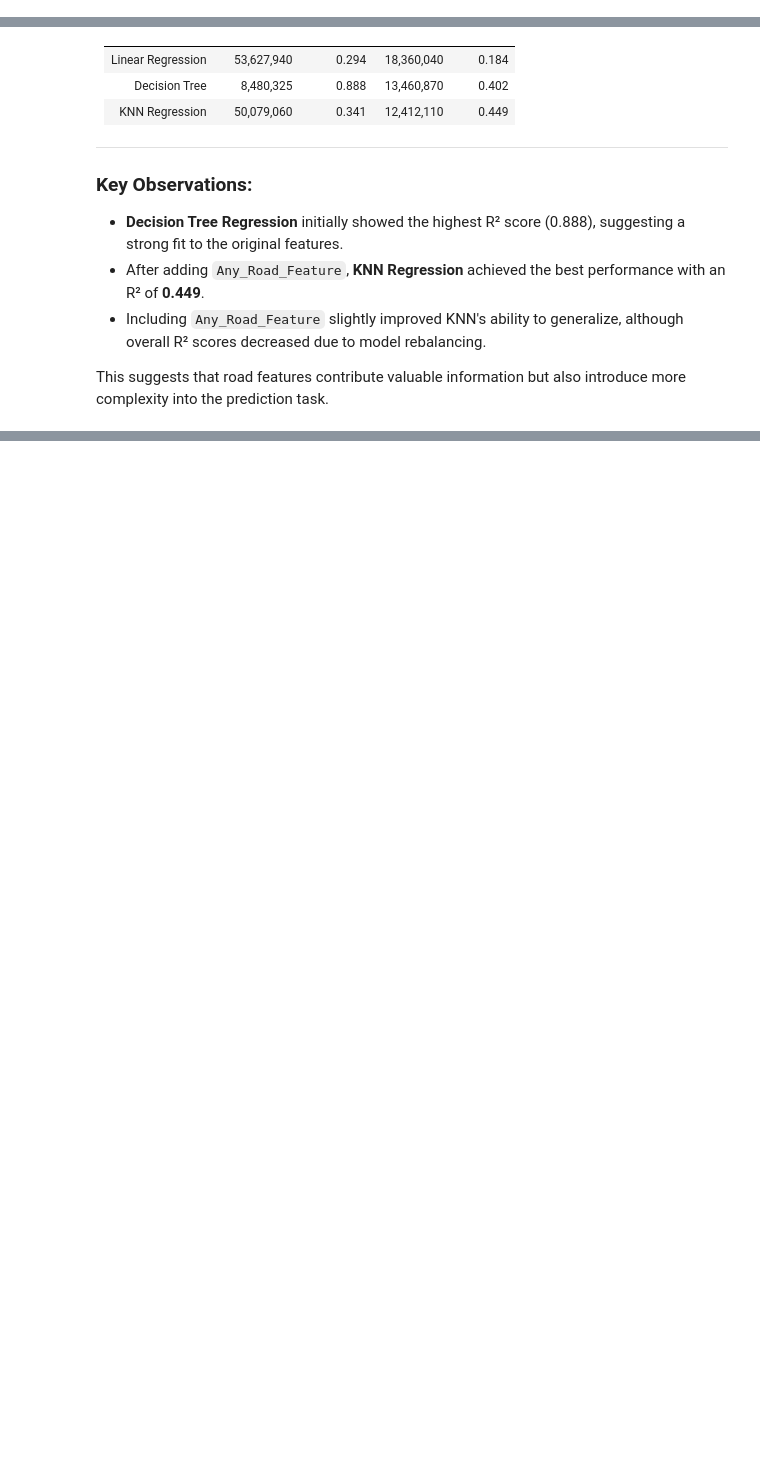
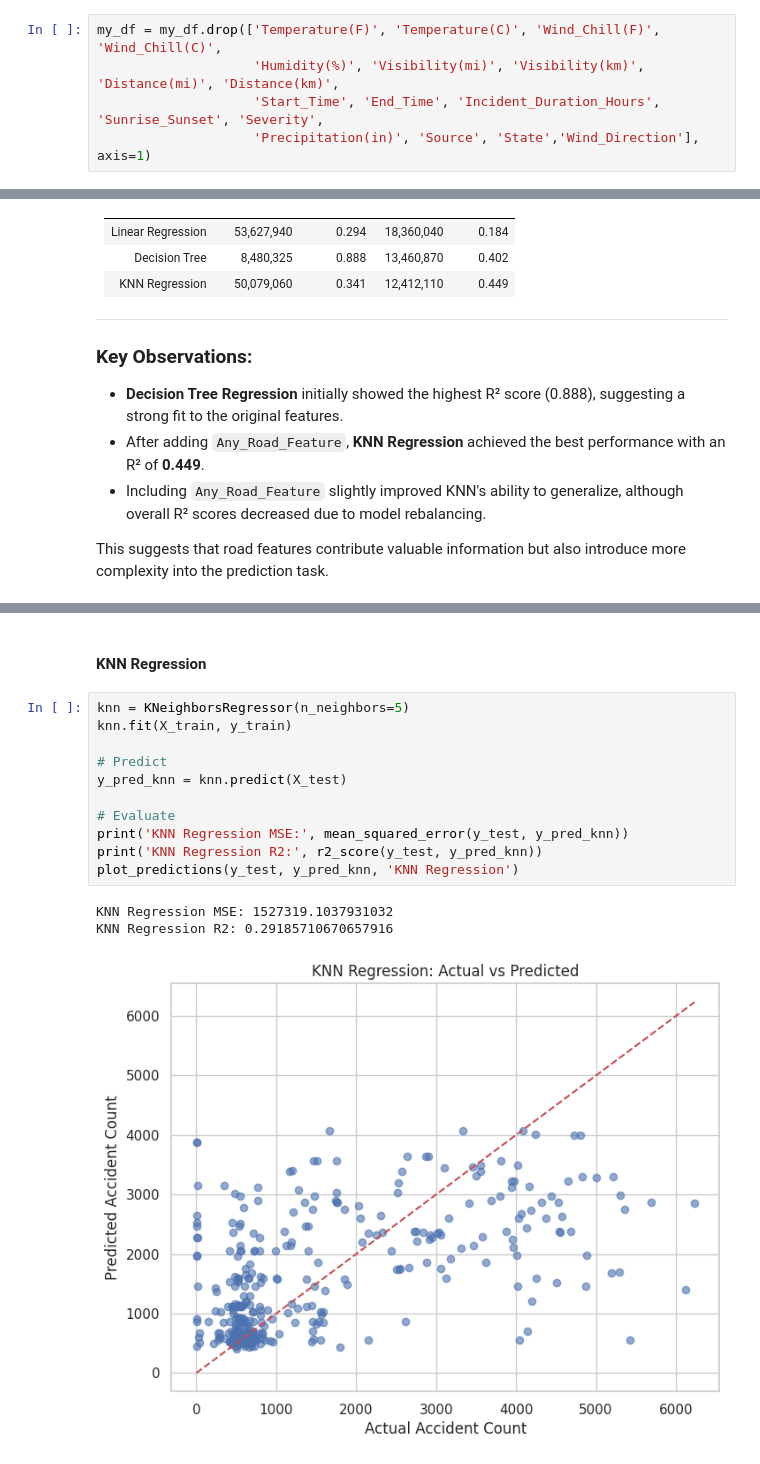
Before and after one commit to elina-nussbaum/Naya2025-Regression-Analysis-US-Accidents-2016-2023, a Jupyter notebook: naya-ds25-regression-marina-elina.ipynb, the cells around one changed output, grey strips where cells are left out. Cells and saved outputs as stored; diff of their text form; blank space fills up the shorter version.

```diff
--- a/naya-ds25-regression-marina-elina.ipynb
+++ b/naya-ds25-regression-marina-elina.ipynb
@@ -800,0 +801,5 @@ Correlation between Distance(km) and Severity: 0.0503
+# %%
+my_df = my_df.drop(['Temperature(F)', 'Temperature(C)', 'Wind_Chill(F)', 'Wind_Chill(C)',
+                    'Humidity(%)', 'Visibility(mi)', 'Visibility(km)', 'Distance(mi)', 'Distance(km)',
+                    'Start_Time', 'End_Time', 'Incident_Duration_Hours', 'Sunrise_Sunset', 'Severity',
+                    'Precipitation(in)', 'Source', 'State','Wind_Direction'], axis=1)
@@ -1055,0 +1339,17 @@ This suggests that road features contribute valuable information but also introd
+# %% [markdown]
+#### KNN Regression
+# %%
+knn = KNeighborsRegressor(n_neighbors=5)
+knn.fit(X_train, y_train)
+
+# Predict
+y_pred_knn = knn.predict(X_test)
+
+# Evaluate
+print('KNN Regression MSE:', mean_squared_error(y_test, y_pred_knn))
+print('KNN Regression R2:', r2_score(y_test, y_pred_knn))
+plot_predictions(y_test, y_pred_knn, 'KNN Regression')
+# %% [output]
+KNN Regression MSE: 1527319.1037931032
+KNN Regression R2: 0.29185710670657916
+[figure, added]
```
Also changed, not shown: parts of 50 cells of this notebook.
